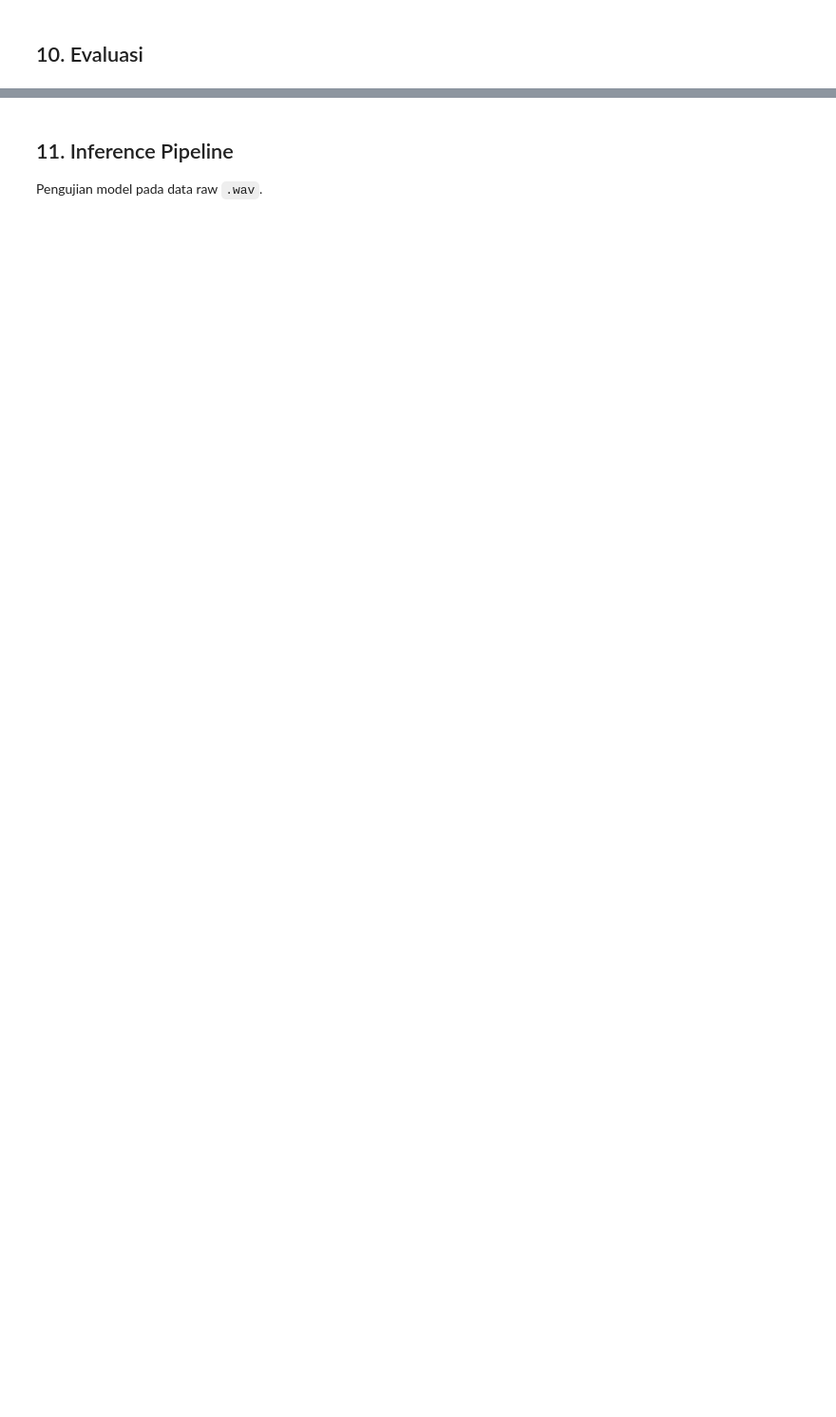
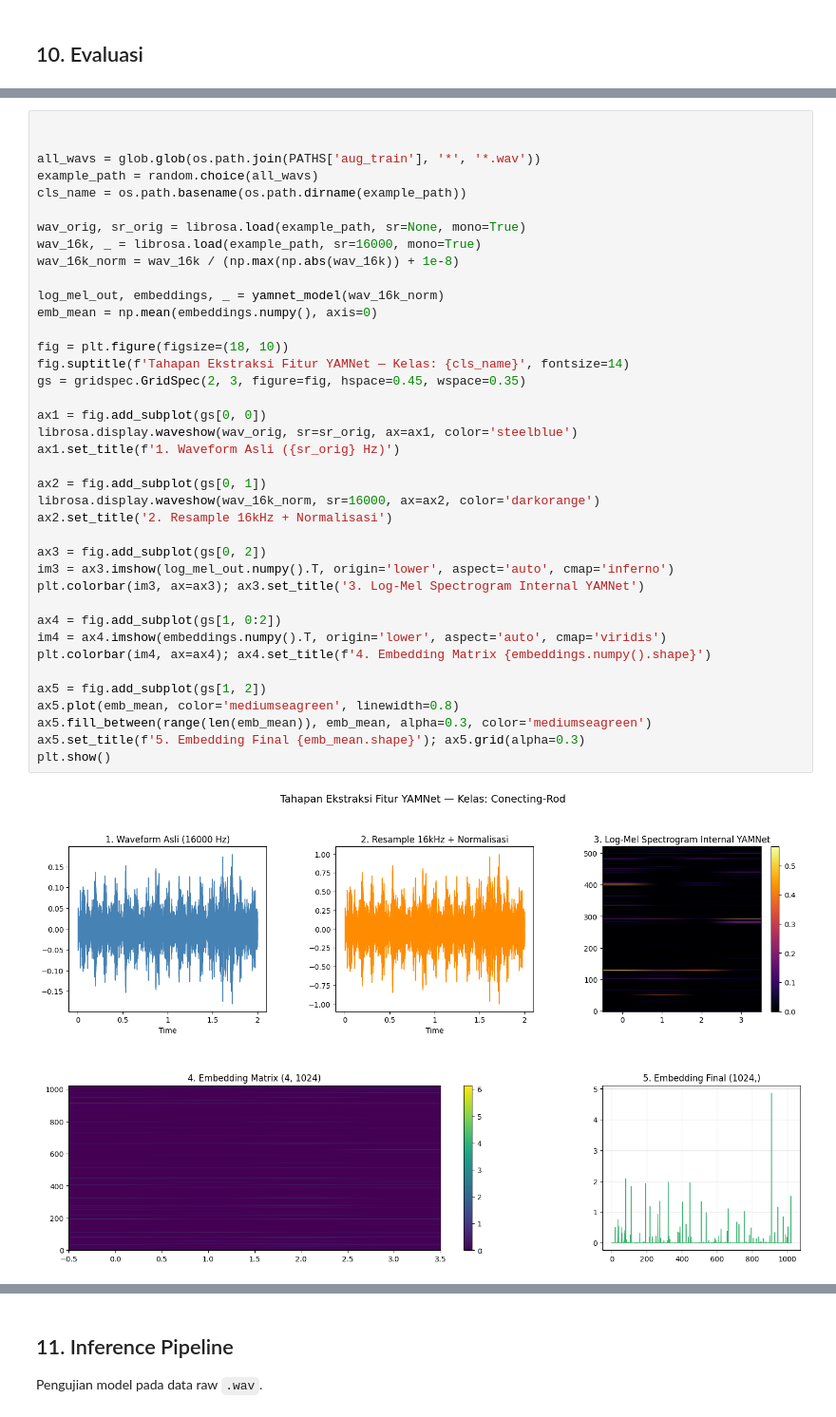
Before and after one commit to motosense/model-ai, a Jupyter notebook: without YAMNet/MotoSense_CNN_NoYAMNet.ipynb, the cells around one changed output, grey strips where cells are left out. Shown at 95% size. Cells and saved outputs as stored; diff of their text form; blank space fills up the shorter version.

Commit message:
Add ML Models

```diff
--- a/without YAMNet/MotoSense_CNN_NoYAMNet.ipynb
+++ b/without YAMNet/MotoSense_CNN_NoYAMNet.ipynb
@@ -666,0 +681,41 @@ Epoch 40/40
+# %%
+
+
+all_wavs = glob.glob(os.path.join(PATHS['aug_train'], '*', '*.wav'))
+example_path = random.choice(all_wavs)
+cls_name = os.path.basename(os.path.dirname(example_path))
+
+wav_orig, sr_orig = librosa.load(example_path, sr=None, mono=True)
+wav_16k, _ = librosa.load(example_path, sr=16000, mono=True)
+wav_16k_norm = wav_16k / (np.max(np.abs(wav_16k)) + 1e-8)
+
+log_mel_out, embeddings, _ = yamnet_model(wav_16k_norm)
+emb_mean = np.mean(embeddings.numpy(), axis=0)
+
+fig = plt.figure(figsize=(18, 10))
+fig.suptitle(f'Tahapan Ekstraksi Fitur YAMNet — Kelas: {cls_name}', fontsize=14)
+gs = gridspec.GridSpec(2, 3, figure=fig, hspace=0.45, wspace=0.35)
+
+ax1 = fig.add_subplot(gs[0, 0])
+librosa.display.waveshow(wav_orig, sr=sr_orig, ax=ax1, color='steelblue')
+ax1.set_title(f'1. Waveform Asli ({sr_orig} Hz)')
+
+ax2 = fig.add_subplot(gs[0, 1])
+librosa.display.waveshow(wav_16k_norm, sr=16000, ax=ax2, color='darkorange')
+ax2.set_title('2. Resample 16kHz + Normalisasi')
+
+ax3 = fig.add_subplot(gs[0, 2])
+im3 = ax3.imshow(log_mel_out.numpy().T, origin='lower', aspect='auto', cmap='inferno')
+plt.colorbar(im3, ax=ax3); ax3.set_title('3. Log-Mel Spectrogram Internal YAMNet')
+
+ax4 = fig.add_subplot(gs[1, 0:2])
+im4 = ax4.imshow(embeddings.numpy().T, origin='lower', aspect='auto', cmap='viridis')
+plt.colorbar(im4, ax=ax4); ax4.set_title(f'4. Embedding Matrix {embeddings.numpy().shape}')
+
+ax5 = fig.add_subplot(gs[1, 2])
+ax5.plot(emb_mean, color='mediumseagreen', linewidth=0.8)
+ax5.fill_between(range(len(emb_mean)), emb_mean, alpha=0.3, color='mediumseagreen')
+ax5.set_title(f'5. Embedding Final {emb_mean.shape}'); ax5.grid(alpha=0.3)
+plt.show()
+# %% [output]
+[figure, added]
```
Also changed, not shown: parts of 40 cells of this notebook, 5 other files.
